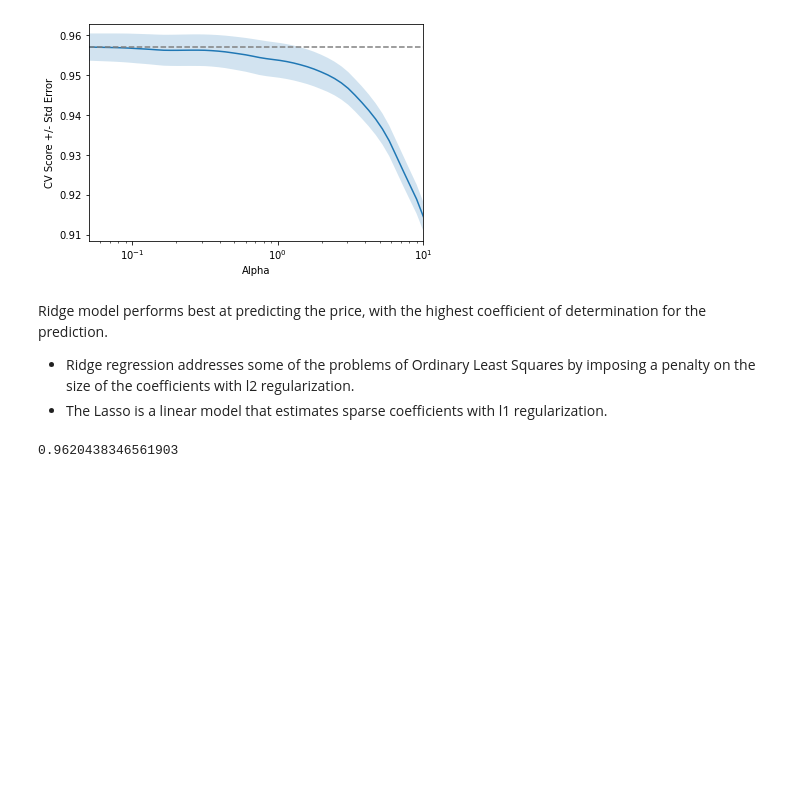
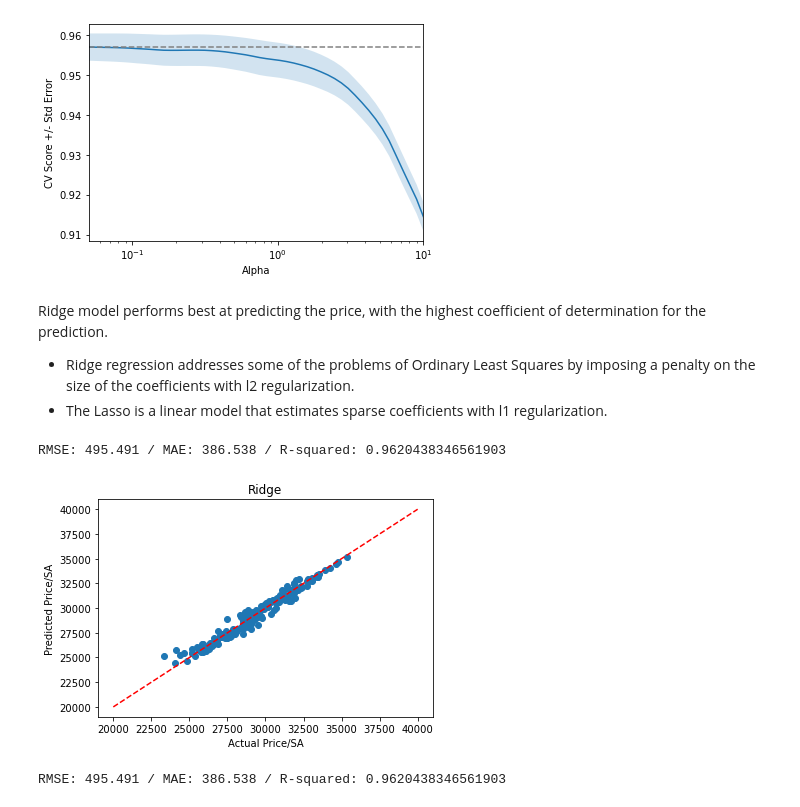
Before and after one commit to fl0c/Capstone_Two_Data_Wrangling, a Jupyter notebook: DataCapstone2_modelling.ipynb, the cells around one changed output. Cells and saved outputs as stored; diff of their text form; code cells hidden in the pictures; blank space fills up the shorter version.

```diff
--- a/DataCapstone2_modelling.ipynb
+++ b/DataCapstone2_modelling.ipynb
@@ -358,8 +363,9 @@ display_plot(ridge_scores, ridge_scores_std)
 [figure]
 # %%
 from sklearn.linear_model import Lasso
-lasso = Lasso(alpha=0.1, normalize=True)
+lasso = Lasso(alpha=0.5, normalize=True)
 lasso.fit(X_train, y_train)
 lasso_pred = lasso.predict(X_test)
-lasso.score(X_test, y_test)
+print('RMSE: {} / MAE: {} / R-squared: {} '.format(
+    round(math.sqrt(mean_squared_error(y_test, lasso_pred)), 3), round(mean_absolute_error(y_test, lasso_pred), 3), lasso.score(X_test, y_test)))
 # %% [output]
@@ -417,9 +423,32 @@ from sklearn.linear_model import Ridge
 ridge = Ridge(alpha=0.01, normalize=True)
 ridge.fit(X_train, y_train)
 ridge_pred = ridge.predict(X_test)
-print(ridge.score(X_test, y_test))
+print('RMSE: {} / MAE: {} / R-squared: {} '.format(
+    round(math.sqrt(mean_squared_error(y_test, ridge_pred)), 3), round(mean_absolute_error(y_test, ridge_pred), 3), ridge.score(X_test, y_test)))
 # %% [output]
-0.9620438346561903
+RMSE: 495.491 / MAE: 386.538 / R-squared: 0.9620438346561903
+# %%
+# Build a scatterplot
+_ = plt.scatter(y_test, ridge_pred)
+
+# Add a line for perfect correlation
+plt.plot([20000, 40000], [20000, 40000], 'k--', color='r')
+
+# Label axis
+plt.ylabel('Predicted Price/SA')
+plt.xlabel('Actual Price/SA')
+plt.title('Ridge')
+plt.savefig("ridge_fit.png", bbox_inches = 'tight')
+plt.show()
+
+from sklearn.metrics import mean_squared_error
+from sklearn.metrics import mean_absolute_error
+import math
+print('RMSE: {} / MAE: {} / R-squared: {} '.format(
+    round(math.sqrt(mean_squared_error(y_test, ridge_pred)), 3), round(mean_absolute_error(y_test, ridge_pred), 3), ridge.score(X_test, y_test)))
+# %% [output]
+[figure, added]
+RMSE: 495.491 / MAE: 386.538 / R-squared: 0.9620438346561903
 # %%
 from sklearn import __version__ as sklearn_version
 import pickle
```
Also changed, not shown: parts of 6 cells of this notebook, 1 other file.
